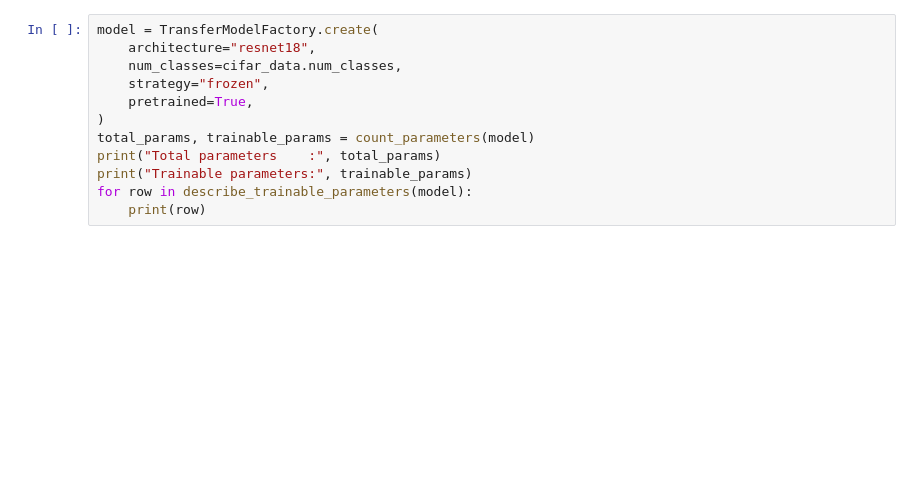
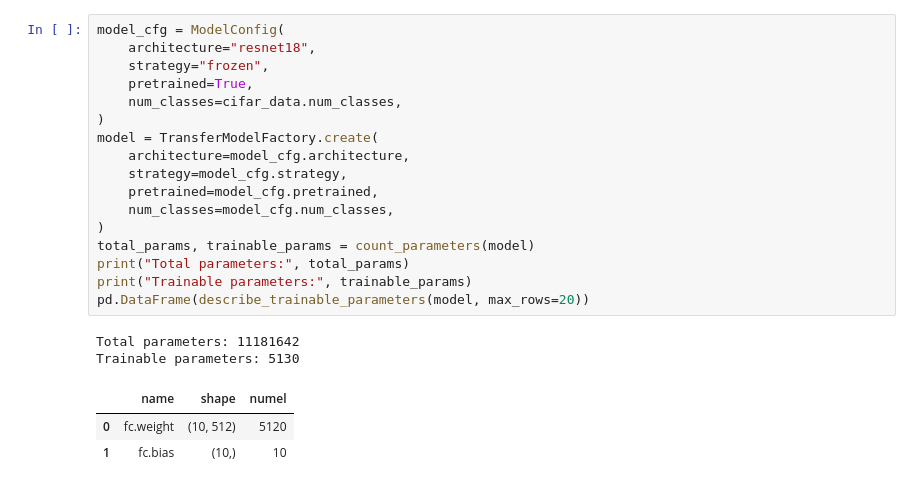
Before and after one commit to GianMan89/AUT-RUB_CV4IS_Exercise_2, a Jupyter notebook: notebooks/solutions/01_guided_cifar10_transfer_learning_solution.ipynb, the cells around one changed output. Cells and saved outputs as stored; diff of their text form; blank space fills up the shorter version.

```diff
--- a/notebooks/solutions/01_guided_cifar10_transfer_learning_solution.ipynb
+++ b/notebooks/solutions/01_guided_cifar10_transfer_learning_solution.ipynb
@@ -57,13 +101,24 @@ show_batch(cifar_data.train_loader, cifar_data.class_names, n=8)
 # %%
-model = TransferModelFactory.create(
+model_cfg = ModelConfig(
     architecture="resnet18",
-    num_classes=cifar_data.num_classes,
     strategy="frozen",
     pretrained=True,
+    num_classes=cifar_data.num_classes,
+)
+model = TransferModelFactory.create(
+    architecture=model_cfg.architecture,
+    strategy=model_cfg.strategy,
+    pretrained=model_cfg.pretrained,
+    num_classes=model_cfg.num_classes,
 )
 total_params, trainable_params = count_parameters(model)
-print("Total parameters    :", total_params)
+print("Total parameters:", total_params)
 print("Trainable parameters:", trainable_params)
-for row in describe_trainable_parameters(model):
-    print(row)
+pd.DataFrame(describe_trainable_parameters(model, max_rows=20))
+# %% [output]
+Total parameters: 11181642
+Trainable parameters: 5130
+|  | name | shape | numel |
+| 0 | fc.weight | (10, 512) | 5120 |
+| 1 | fc.bias | (10,) | 10 |
 # %%
```
Also changed, not shown: parts of 17 cells of this notebook, 12 other files.
